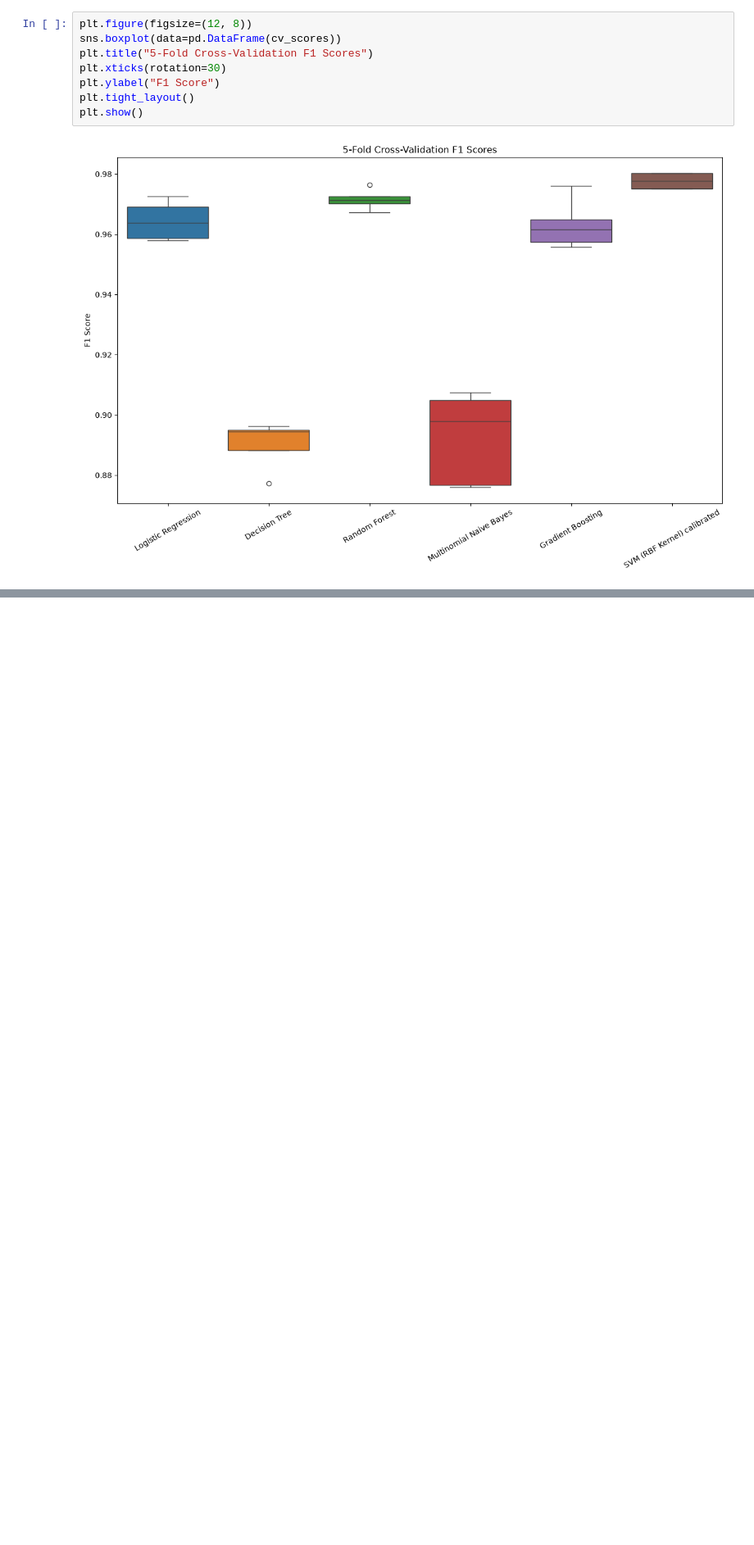
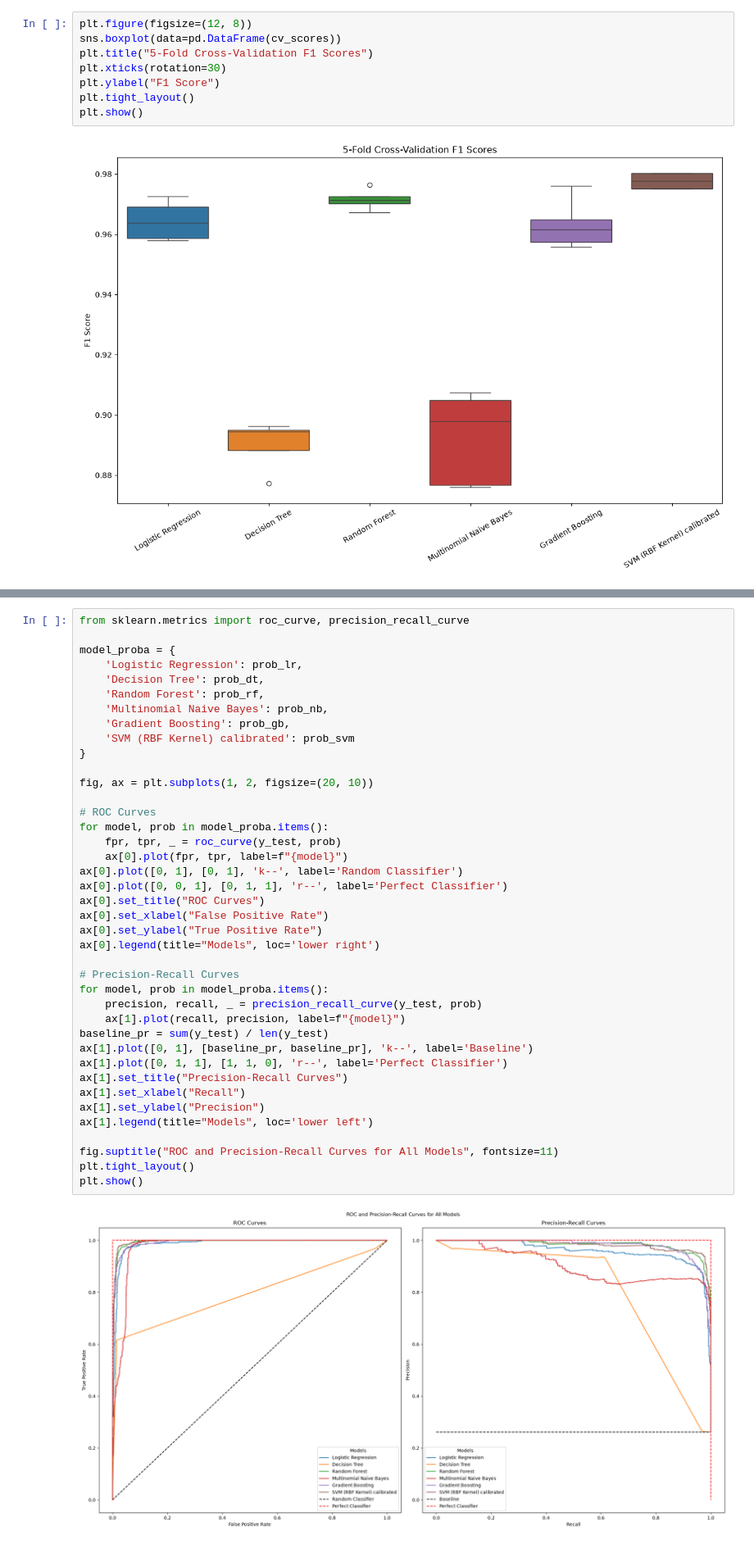
Before and after one commit to shamshertamang/EmailSpamClassifier-Apache, a Jupyter notebook: 03_model_pipeline.ipynb, the cells around one changed output, grey strips where cells are left out. Shown at 82% size. Cells and saved outputs as stored; diff of their text form; blank space fills up the shorter version.

Commit message:
Precision Recall Implementation

```diff
--- a/03_model_pipeline.ipynb
+++ b/03_model_pipeline.ipynb
@@ -324,0 +327,42 @@ Sample 5 to 10 examples from the test set and show the actual | prediction | pro
+# %%
+from sklearn.metrics import roc_curve, precision_recall_curve
+
+model_proba = {
+    'Logistic Regression': prob_lr,
+    'Decision Tree': prob_dt,
+    'Random Forest': prob_rf,
+    'Multinomial Naive Bayes': prob_nb,
+    'Gradient Boosting': prob_gb,
+    'SVM (RBF Kernel) calibrated': prob_svm
+}
+
+fig, ax = plt.subplots(1, 2, figsize=(20, 10))
+
+# ROC Curves
+for model, prob in model_proba.items():
+    fpr, tpr, _ = roc_curve(y_test, prob)
+    ax[0].plot(fpr, tpr, label=f"{model}")
+ax[0].plot([0, 1], [0, 1], 'k--', label='Random Classifier')
+ax[0].plot([0, 0, 1], [0, 1, 1], 'r--', label='Perfect Classifier')
+ax[0].set_title("ROC Curves")
+ax[0].set_xlabel("False Positive Rate")
+ax[0].set_ylabel("True Positive Rate")
+ax[0].legend(title="Models", loc='lower right')
+
+# Precision-Recall Curves
+for model, prob in model_proba.items():
+    precision, recall, _ = precision_recall_curve(y_test, prob)
+    ax[1].plot(recall, precision, label=f"{model}")
+baseline_pr = sum(y_test) / len(y_test)
+ax[1].plot([0, 1], [baseline_pr, baseline_pr], 'k--', label='Baseline')
+ax[1].plot([0, 1, 1], [1, 1, 0], 'r--', label='Perfect Classifier')
+ax[1].set_title("Precision-Recall Curves")
+ax[1].set_xlabel("Recall")
+ax[1].set_ylabel("Precision")
+ax[1].legend(title="Models", loc='lower left')
+
+fig.suptitle("ROC and Precision-Recall Curves for All Models", fontsize=11)
+plt.tight_layout()
+plt.show()
+# %% [output]
+[figure, added]
```
Also changed, not shown: parts of 2 cells of this notebook.
